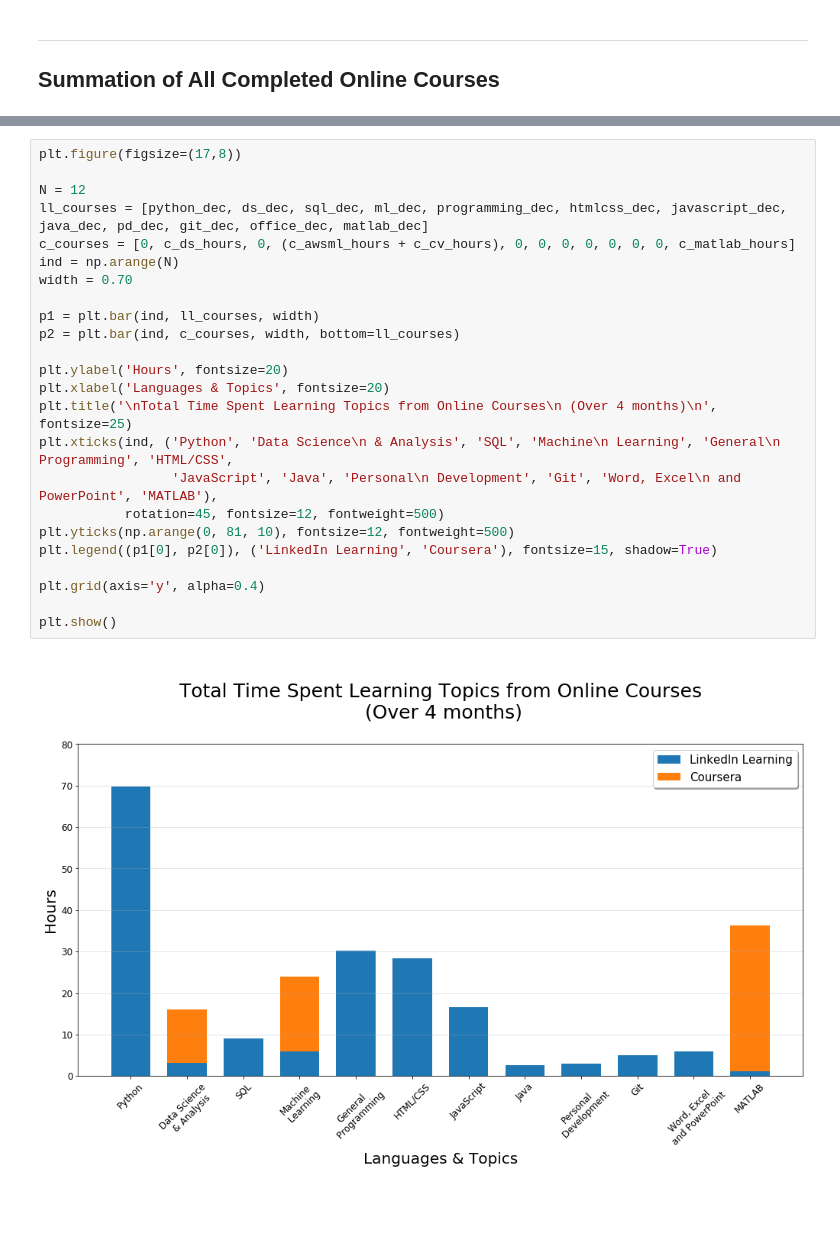
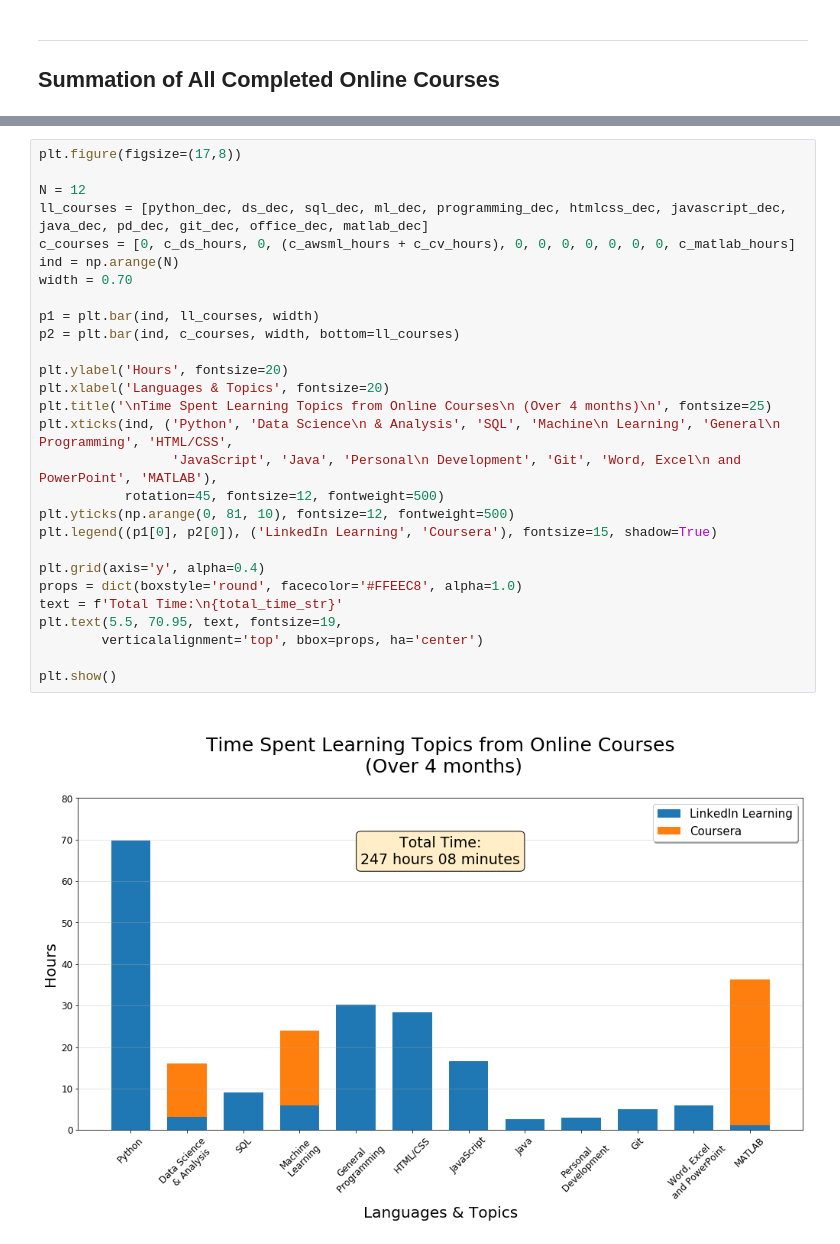
Before and after one commit to abbielms/Online_Courses, a Jupyter notebook: OnlineCourses.ipynb, the cells around one changed output, grey strips where cells are left out. Cells and saved outputs as stored; diff of their text form; blank space fills up the shorter version.

Commit message:
Add text box on bar graph and title to doc

```diff
--- a/OnlineCourses.ipynb
+++ b/OnlineCourses.ipynb
@@ -223,26 +233,30 @@ plt.show()
 # %%
 plt.figure(figsize=(17,8))
 
 N = 12
 ll_courses = [python_dec, ds_dec, sql_dec, ml_dec, programming_dec, htmlcss_dec, javascript_dec, java_dec, pd_dec, git_dec, office_dec, matlab_dec]
 c_courses = [0, c_ds_hours, 0, (c_awsml_hours + c_cv_hours), 0, 0, 0, 0, 0, 0, 0, c_matlab_hours]
 ind = np.arange(N)
 width = 0.70
 
 p1 = plt.bar(ind, ll_courses, width)
 p2 = plt.bar(ind, c_courses, width, bottom=ll_courses)
 
 plt.ylabel('Hours', fontsize=20)
 plt.xlabel('Languages & Topics', fontsize=20)
-plt.title('\nTotal Time Spent Learning Topics from Online Courses\n (Over 4 months)\n', fontsize=25)
+plt.title('\nTime Spent Learning Topics from Online Courses\n (Over 4 months)\n', fontsize=25)
 plt.xticks(ind, ('Python', 'Data Science\n & Analysis', 'SQL', 'Machine\n Learning', 'General\n Programming', 'HTML/CSS',
                  'JavaScript', 'Java', 'Personal\n Development', 'Git', 'Word, Excel\n and PowerPoint', 'MATLAB'),
            rotation=45, fontsize=12, fontweight=500)
 plt.yticks(np.arange(0, 81, 10), fontsize=12, fontweight=500)
 plt.legend((p1[0], p2[0]), ('LinkedIn Learning', 'Coursera'), fontsize=15, shadow=True)
 
 plt.grid(axis='y', alpha=0.4)
+props = dict(boxstyle='round', facecolor='#FFEEC8', alpha=1.0)
+text = f'Total Time:\n{total_time_str}'
+plt.text(5.5, 70.95, text, fontsize=19,
+        verticalalignment='top', bbox=props, ha='center')
 
 plt.show()
 # %% [output]
-[figure, old version]
+[figure, new version]
```
Also changed, not shown: parts of 2 cells of this notebook.
